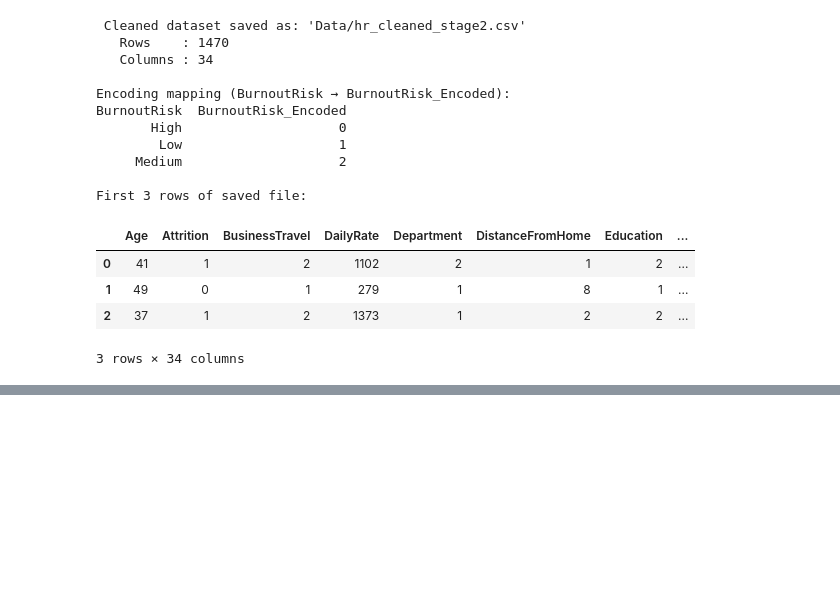
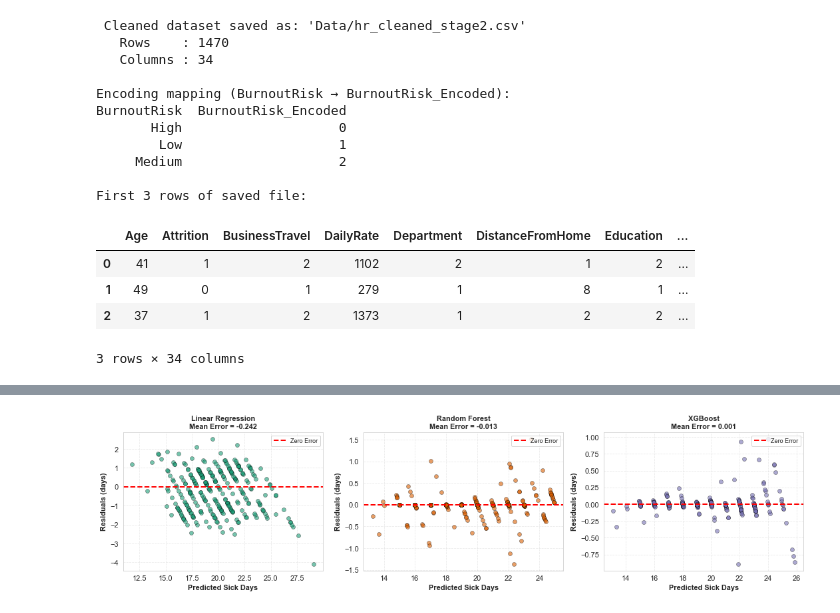
Before and after one commit to FaithGicheru/Workforce-Burnout-Prediction, a Jupyter notebook: main.ipynb, the cells around one changed output, grey strips where cells are left out. Drawn from its saved outputs; the diff is of its cells as text; code cells hidden in the pictures; blank space fills up the shorter version.

```diff
--- a/main.ipynb
+++ b/main.ipynb
@@ -1104,0 +1536,39 @@ First 3 rows of saved file:
+# %%
+# Calculate residuals
+residuals_lr = y_test_reg - y_pred_lr_reg
+residuals_rf = y_test_reg - y_pred_rf_reg
+residuals_xgb = y_test_reg - y_pred_xgb_reg
+
+# Create 3-panel residual plot
+fig, axes = plt.subplots(1, 3, figsize=(15, 4))
+
+# Use matplotlib built-in colormap
+colors = plt.cm.Dark2.colors
+
+models_residuals = [
+    ('Linear Regression', residuals_lr, y_pred_lr_reg, colors[0]),
+    ('Random Forest', residuals_rf, y_pred_rf_reg, colors[1]),
+    ('XGBoost', residuals_xgb, y_pred_xgb_reg, colors[2])
+]
+
+for idx, (name, residuals, predictions, color) in enumerate(models_residuals):
+    ax = axes[idx]
+
+    # Residual scatter plot
+    ax.scatter(predictions,residuals,alpha=0.6,color=color,edgecolors='black',linewidth=0.5)
+
+    # Add zero-error reference line
+    ax.axhline(y=0,color='red',linestyle='--',lw=2,label='Zero Error')
+
+    ax.set_xlabel('Predicted Sick Days', fontweight='bold')
+    ax.set_ylabel('Residuals (days)', fontweight='bold')
+
+    ax.set_title(f'{name}\nMean Error = {residuals.mean():.3f}',fontweight='bold',fontsize=11)
+
+    ax.grid(linestyle='--', alpha=0.4)
+    ax.legend(loc='upper right', fontsize=9)
+
+plt.tight_layout()
+plt.show()
+# %% [output]
+[figure, added]
```
Also changed, not shown: parts of 68 cells of this notebook.
